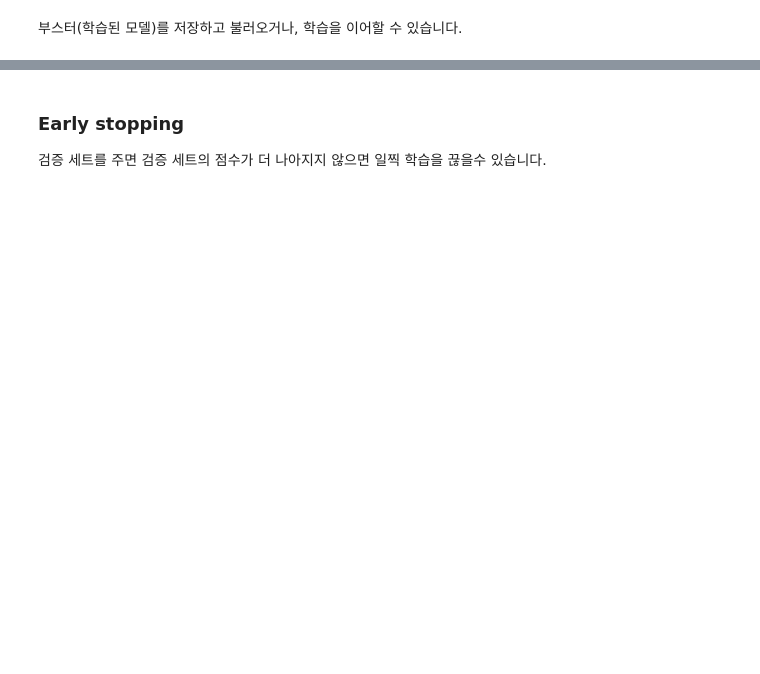
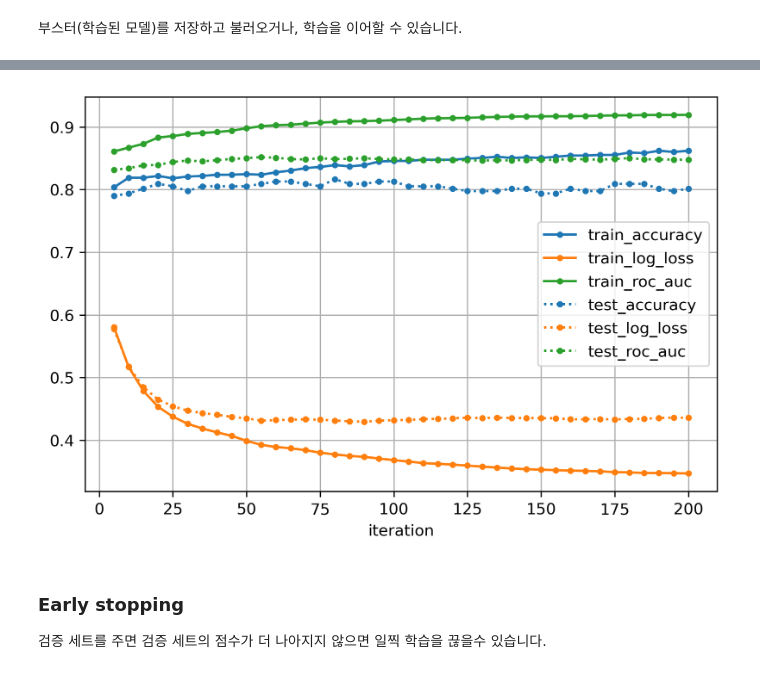
Before and after one commit to dlimpid/talk-20201107-gbm, a Jupyter notebook: 02-xgboost-code.ipynb, the cells around one changed output, grey strips where cells are left out. Cells and saved outputs as stored; diff of their text form; code cells hidden in the pictures; blank space fills up the shorter version.

```diff
--- a/02-xgboost-code.ipynb
+++ b/02-xgboost-code.ipynb
@@ -259,7 +436,7 @@ bst = None
 train_scores = []
 test_scores = []
 for i in range(num_round_per_loop, num_round + 1, num_round_per_loop):
-    bst = xgb.train(params, dtrain, num_boost_round=num_round_per_loop, xgb_model=bst)
+    bst = xgb.train(params, dtrain, num_boost_round=5, xgb_model=bst)
 
     y_pred_train = bst.predict(dtrain)
     y_pred_test = bst.predict(dtest)
@@ -283,10 +479,12 @@ pd.concat((train_scores_df, test_scores_df), axis=1)
 # %%
-fig, ax = plt.subplots(figsize=(12, 8))
+fig, ax = plt.subplots()
 
 train_scores_df.plot(marker=".", ax=ax)
 ax.set_prop_cycle(None)  # reset color cycle
 test_scores_df.plot(marker=".", ls=":", ax=ax)
 ax.grid()
+# %% [output]
+[figure, added]
 # %% [markdown]
 ### Early stopping
 
```
Also changed, not shown: parts of 43 cells of this notebook.
